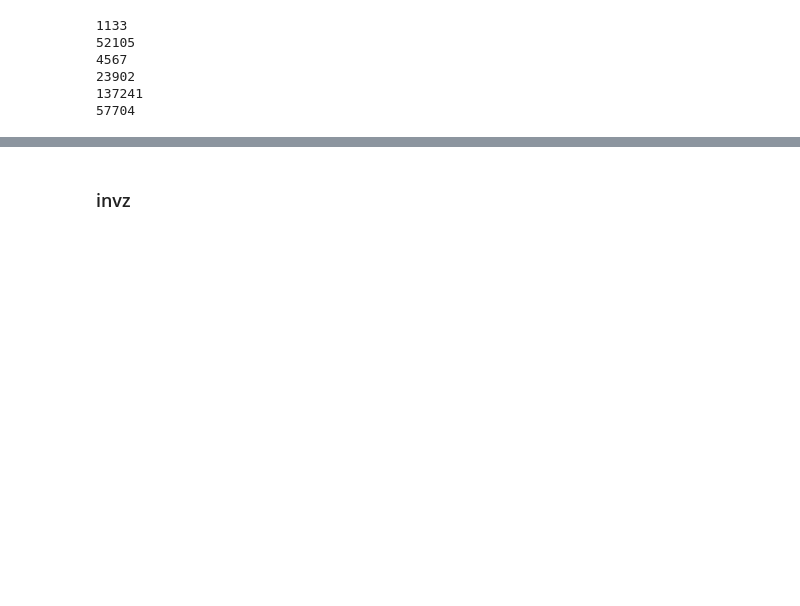
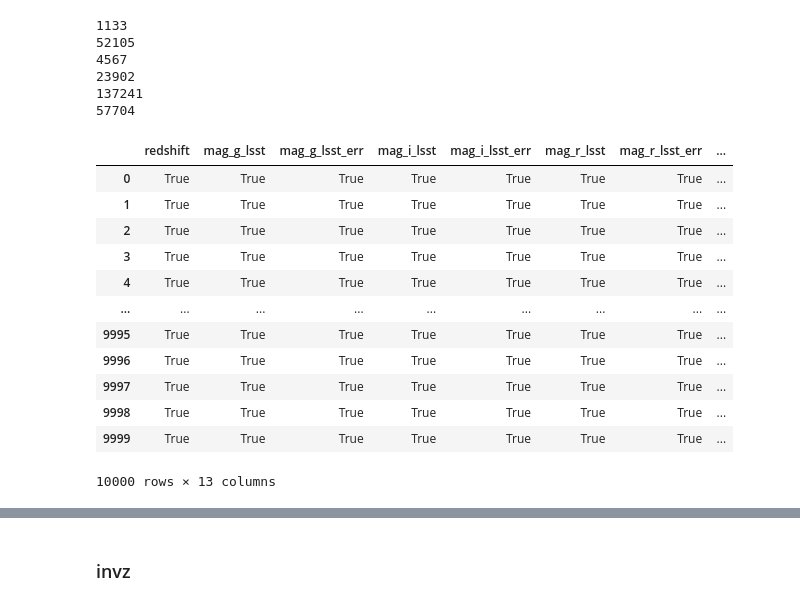
Before and after one commit to alice-crafford/Photo-z-Stress-Test, a Jupyter notebook: Test_Pipeline.ipynb, the cells around one changed output, grey strips where cells are left out. Drawn from its saved outputs; the diff is of its cells as text; code cells hidden in the pictures; blank space fills up the shorter version.

```diff
--- a/Test_Pipeline.ipynb
+++ b/Test_Pipeline.ipynb
@@ -709,3 +735,36 @@ print(len(df_zCOSMOS))
 23902
 137241
 57704
+# %%
+import h5py
+import pandas as pd
+
+file = h5py.File("/Users/alicec03/Desktop/Summer_Research/Photo-z-Stress-Test/Photo-z-Stress-Test/output_lsstErr_testSet_posts.hdf5", 'r')
+file['meta'].keys()
+
+
+df1 = pd.read_parquet("/Users/alicec03/Desktop/Summer_Research/Photo-z-Stress-Test/Photo-z-Stress-Test/output_lsst_error.pq")
+df2 = pd.read_parquet("/Users/alicec03/Desktop/Summer_Research/Photo-z-Stress-Test/Photo-z-Stress-Test/specSelection_lsstErr_TrainZ/outputs/BOSS/output_lsst_error.pq")
+df3 = pd.read_parquet("/Users/alicec03/Desktop/Summer_Research/Photo-z-Stress-Test/Photo-z-Stress-Test/specSelection_lsstErr_TrainZ/outputs/DEEP2/output_lsst_error.pq")
+df4 = pd.read_parquet("/Users/alicec03/Desktop/Summer_Research/Photo-z-Stress-Test/Photo-z-Stress-Test/specSelection_lsstErr_TrainZ/outputs/GAMA/output_lsst_error.pq")
+
+df5 = pd.read_parquet("/Users/alicec03/Desktop/Summer_Research/Photo-z-Stress-Test/Photo-z-Stress-Test/invz_lsstErr_TrainZ/outputs/1.0/output_lsst_error.pq")
+
+df6 = pd.read_parquet("/Users/alicec03/Desktop/Summer_Research/Photo-z-Stress-Test/Photo-z-Stress-Test/specSelection_lsstErr_CMNN/outputs/BOSS/output_lsst_error.pq")
+df7 = pd.read_parquet("/Users/alicec03/Desktop/Summer_Research/Photo-z-Stress-Test/Photo-z-Stress-Test/specSelection_lsstErr_GPz/outputs/HSC/output_lsst_error.pq")
+# %%
+df7 == df5
+# %% [output]
+|  | redshift | mag_g_lsst | mag_g_lsst_err | mag_i_lsst | mag_i_lsst_err | mag_r_lsst | mag_r_lsst_err | ... |
+| 0 | True | True | True | True | True | True | True | ... |
+| 1 | True | True | True | True | True | True | True | ... |
+| 2 | True | True | True | True | True | True | True | ... |
+| 3 | True | True | True | True | True | True | True | ... |
+| 4 | True | True | True | True | True | True | True | ... |
+| ... | ... | ... | ... | ... | ... | ... | ... | ... |
+| 9995 | True | True | True | True | True | True | True | ... |
+| 9996 | True | True | True | True | True | True | True | ... |
+| 9997 | True | True | True | True | True | True | True | ... |
+| 9998 | True | True | True | True | True | True | True | ... |
+| 9999 | True | True | True | True | True | True | True | ... |
+10000 rows × 13 columns
```
Also changed, not shown: parts of 58 cells of this notebook.
